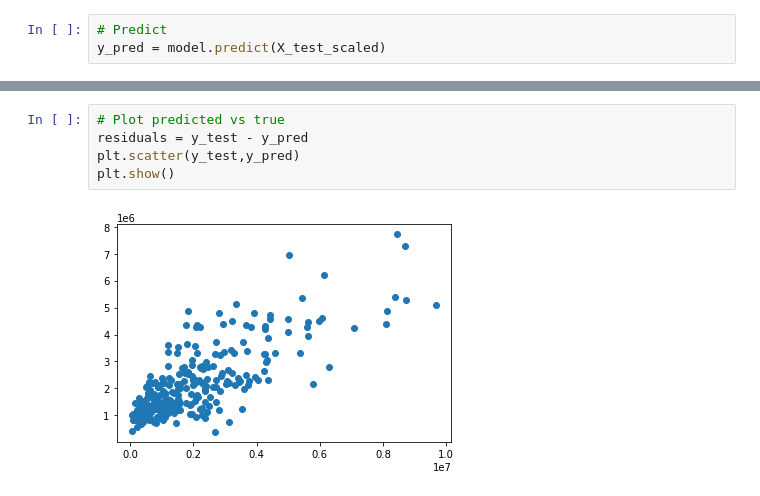
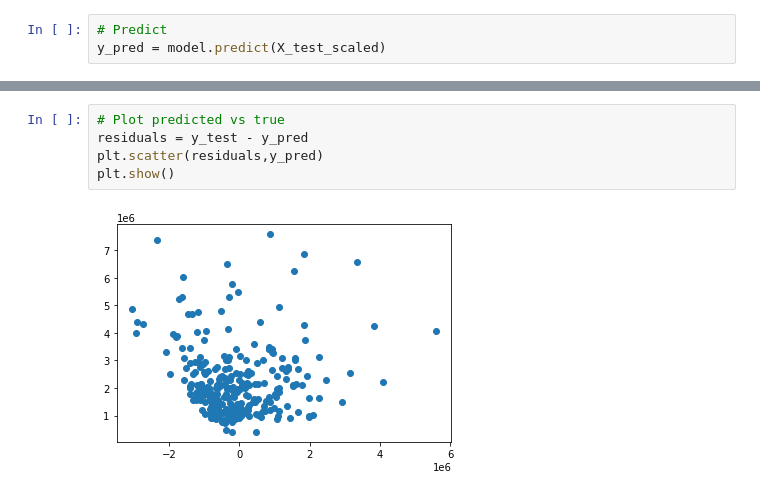
Before and after one commit to joelapsansky/red-team, a Jupyter notebook: supervised_learning_rf_selected_features.ipynb, the cells around one changed output, grey strips where cells are left out. Cells and saved outputs as stored; diff of their text form.

```diff
--- a/supervised_learning_rf_selected_features.ipynb
+++ b/supervised_learning_rf_selected_features.ipynb
@@ -167,10 +159,10 @@ Accuracy: 6.7%
 # %%
 # Plot predicted vs true
 residuals = y_test - y_pred
-plt.scatter(y_test,y_pred)
+plt.scatter(residuals,y_pred)
 plt.show()
 # %% [output]
-[figure, old version]
+[figure, new version]
 # %%
 # Amended code from towarddatascience
 # Feature importances
```
Also changed, not shown: parts of 4 cells of this notebook.
